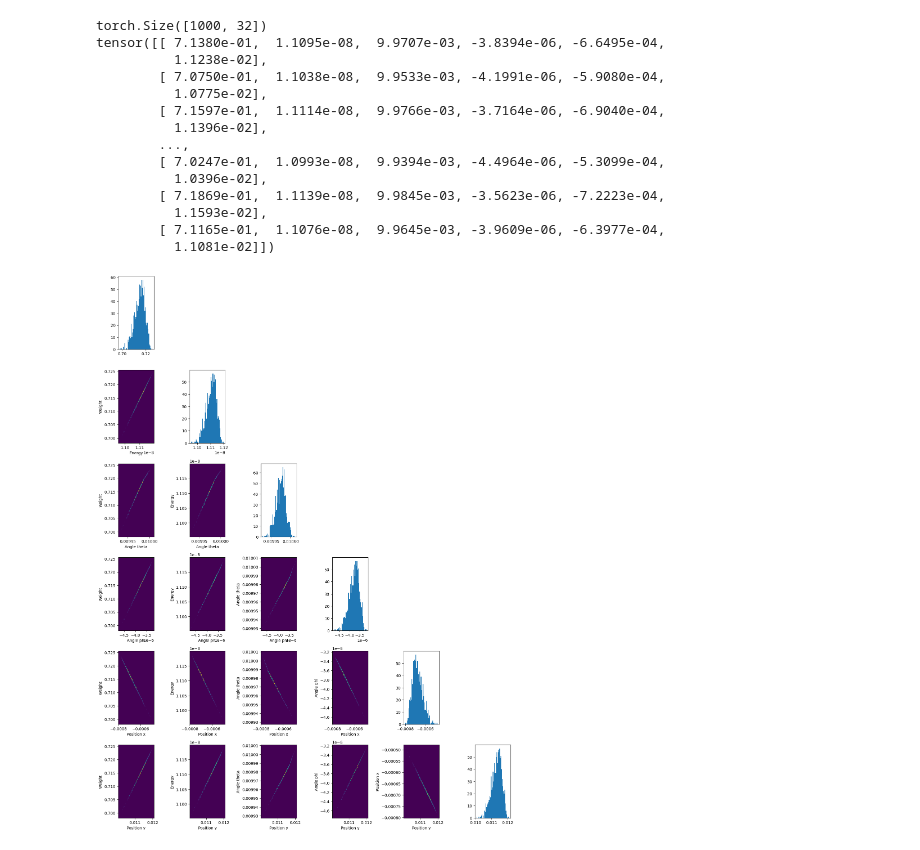
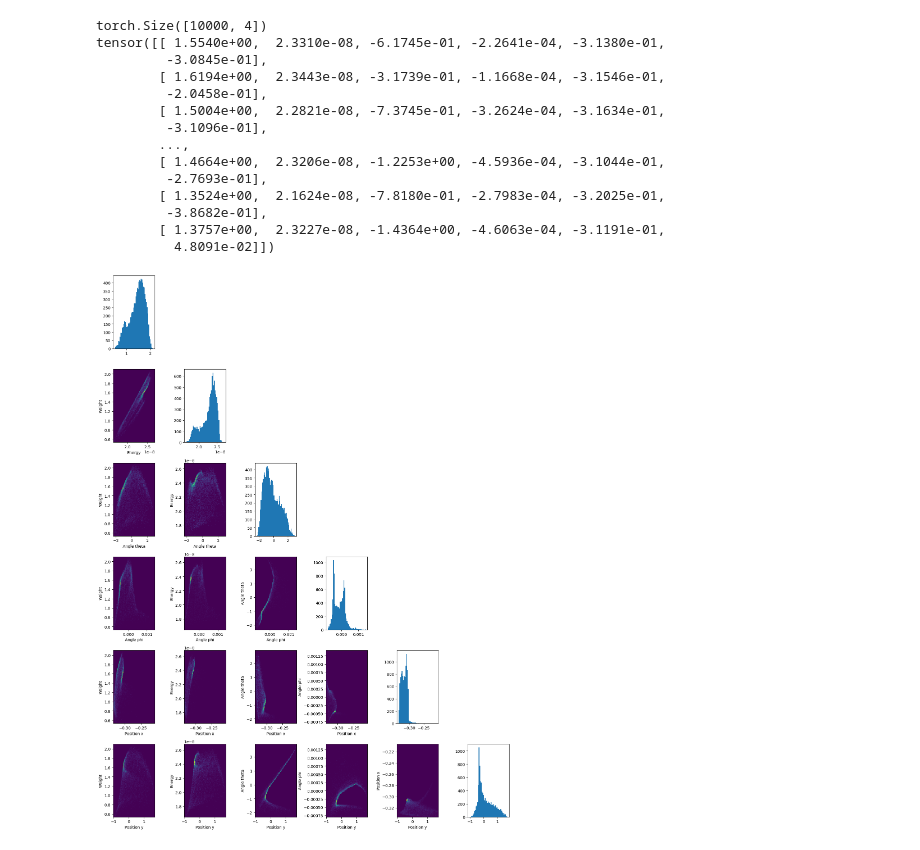
Before and after one commit to Lomholy/mcpl_approximation, a Jupyter notebook: VAE/vae_plotter.ipynb, the cells around one changed output. Cells and saved outputs as stored; diff of their text form; code cells hidden in the pictures.

```diff
--- a/VAE/vae_plotter.ipynb
+++ b/VAE/vae_plotter.ipynb
@@ -20,45 +20,45 @@ ckpt = torch.load("vae.pth", map_location=device)
 vae = VAE().to(device)
 vae.load_state_dict(ckpt["state_dict"])
 vae.eval()
 
 mins = ckpt["mins"].to(device)
 scales = ckpt["scales"].to(device)
 
 
 labels = ["Weight", "Energy", "Angle theta", "Angle phi", "Position x", "Position y"]
 with torch.no_grad():
-    z = torch.randn(1000,32).to(device)  # sample 1000 latent vectors
+    z = torch.randn(10000,4).to(device)  # sample 1000 latent vectors
     print(z.shape)
     samples = vae.decode(z)              # synthetic data in [0,1]
     samples = samples.clamp(0,1)
     samples = samples * scales + mins
 samples = samples.cpu()
 print(samples.cpu())
 fig, ax = plt.subplots(ncols=6, nrows=6, figsize=(15,20))
 for i in range(6):
     for j in range(6):
         if j>i:
             ax[i,j].set_axis_off()
             continue
         if j==i and i!= 7:
             ax[i,j].hist(samples[:,i], bins=50)
             continue
         ax[i,j].hist2d(samples[:,i], samples[:,j], bins=100)
         ax[i,j].set(xlabel=labels[i], ylabel=labels[j])
 plt.tight_layout()
 # %% [output]
-torch.Size([1000, 32])
-tensor([[ 7.1380e-01,  1.1095e-08,  9.9707e-03, -3.8394e-06, -6.6495e-04,
-          1.1238e-02],
-        [ 7.0750e-01,  1.1038e-08,  9.9533e-03, -4.1991e-06, -5.9080e-04,
-          1.0775e-02],
-        [ 7.1597e-01,  1.1114e-08,  9.9766e-03, -3.7164e-06, -6.9040e-04,
-          1.1396e-02],
+torch.Size([10000, 4])
+tensor([[ 1.5540e+00,  2.3310e-08, -6.1745e-01, -2.2641e-04, -3.1380e-01,
+         -3.0845e-01],
+        [ 1.6194e+00,  2.3443e-08, -3.1739e-01, -1.1668e-04, -3.1546e-01,
+         -2.0458e-01],
+        [ 1.5004e+00,  2.2821e-08, -7.3745e-01, -3.2624e-04, -3.1634e-01,
+         -3.1096e-01],
         ...,
-        [ 7.0247e-01,  1.0993e-08,  9.9394e-03, -4.4964e-06, -5.3099e-04,
-          1.0396e-02],
-        [ 7.1869e-01,  1.1139e-08,  9.9845e-03, -3.5623e-06, -7.2223e-04,
-          1.1593e-02],
-        [ 7.1165e-01,  1.1076e-08,  9.9645e-03, -3.9609e-06, -6.3977e-04,
-          1.1081e-02]])
+        [ 1.4664e+00,  2.3206e-08, -1.2253e+00, -4.5936e-04, -3.1044e-01,
+         -2.7693e-01],
+        [ 1.3524e+00,  2.1624e-08, -7.8180e-01, -2.7983e-04, -3.2025e-01,
+         -3.8682e-01],
+        [ 1.3757e+00,  2.3227e-08, -1.4364e+00, -4.6063e-04, -3.1191e-01,
+          4.8091e-02]])
-[figure, old version]
+[figure, new version]
```
Also changed, not shown: parts of 1 cell of this notebook, 2 other files.
